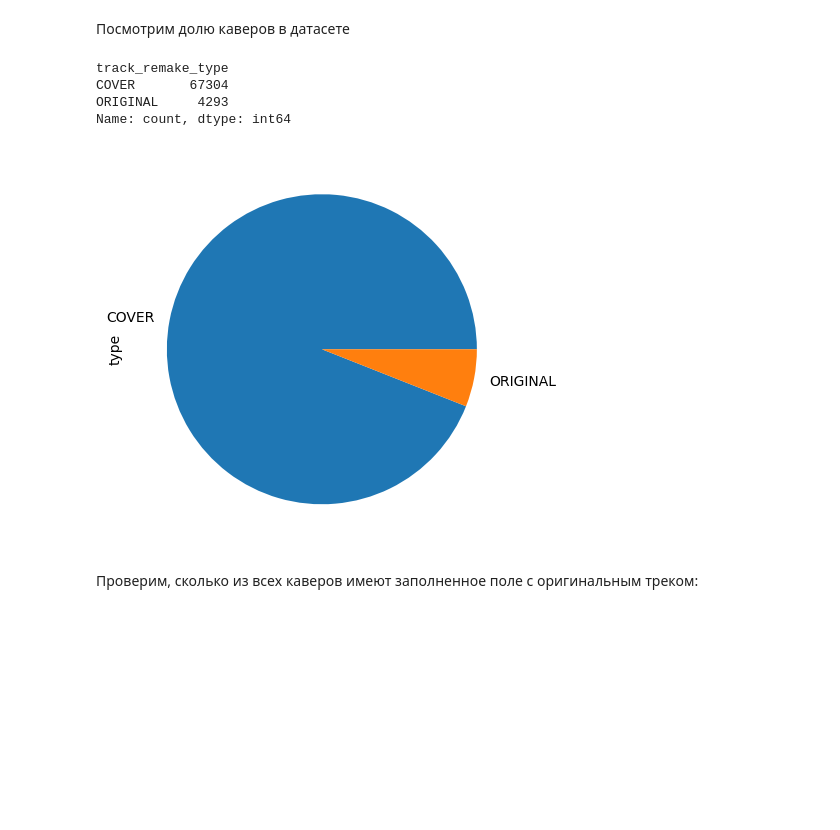
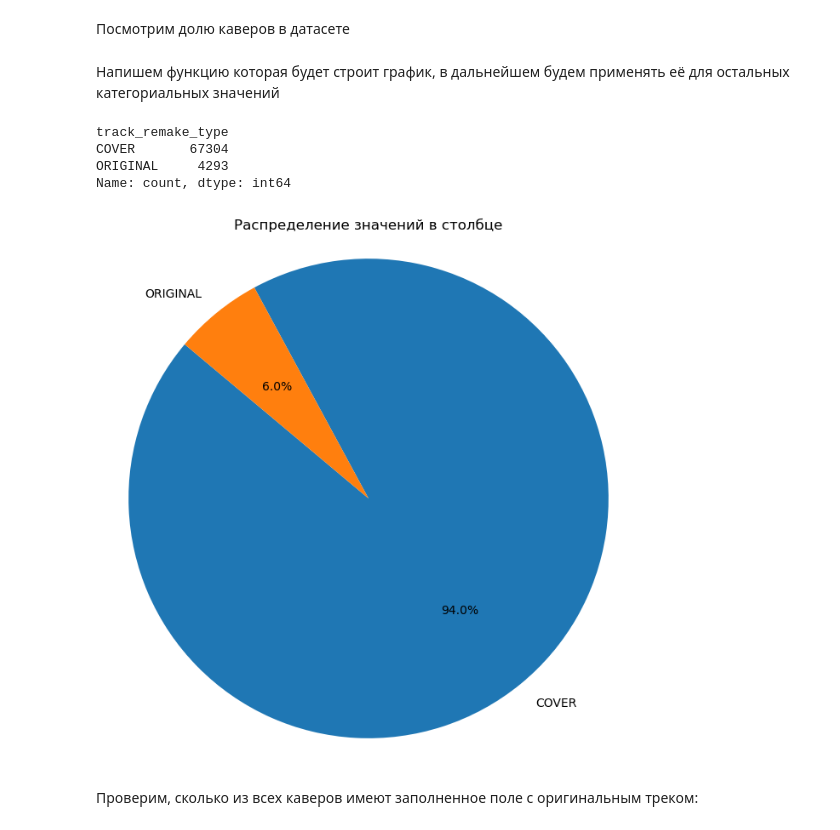
Before and after one commit to EkaterinaIII/Y_Music_NLP, a Jupyter notebook: y_music.ipynb, the cells around one changed output. Drawn from its saved outputs; the diff is of its cells as text; code cells hidden in the pictures; blank space fills up the shorter version.

Commit message:
Добавил круговых диаграм для категориальных признаков

```diff
--- a/y_music.ipynb
+++ b/y_music.ipynb
@@ -183,15 +183,50 @@ lyrics[lyrics['track_id'].duplicated(keep=False)].sort_values(by='track_id')
 - original_track_id - уникальный идентификатор исходного трека.
 # %% [markdown]
 Посмотрим долю каверов в датасете
+# %% [markdown]
+Напишем функцию которая будет строит график, в дальнейшем будем применять её для остальных категориальных значений
+# %%
+def plot_pie_chart(column, threshold=None, dropna=False):
+    """
+    Строит круговую диаграмму для распределения значений в указанном столбце и возвращает график.
+
+    :param column: Столбец DataFrame, для которого нужно построить круговую диаграмму.
+    :param threshold: Пороговое значение для объединения редких категорий в "Other". По умолчанию None.
+    :param dropna: Указывает, должны ли пропущенные значения быть учтены при подсчете. По умолчанию False.
+    :return: Объект графика (matplotlib.pyplot.Figure).
+    """
+    counts = column.value_counts(dropna=dropna)
+
+    # пороговое значение для объединения редких категорий в "Other"
+    if threshold is not None:
+        total_count = counts.sum()
+        rare_categories = counts[counts / total_count < threshold].index
+        column = column.apply(lambda x: 'Other' if x in rare_categories else x)
+        counts = column.value_counts(dropna=dropna)
+
+    labels = counts.index
+    values = counts.values
+
+    # "None" в названия
+    if not dropna:
+        labels = ['None' if pd.isna(label) else label for label in labels]
+
+    fig, ax = plt.subplots(figsize=(8, 8))
+    ax.pie(values, labels=labels, autopct='%1.1f%%', startangle=140)
+    ax.axis('equal')
+    ax.set_title('Распределение значений в столбце')
+    return
 # %%
 print(covers.track_remake_type.value_counts())
-covers.track_remake_type.value_counts().plot(kind='pie', figsize=(5,6), label='type');
 # %% [output]
 track_remake_type
 COVER       67304
 ORIGINAL     4293
 Name: count, dtype: int64
-[figure, removed]
+# %%
+plot_pie_chart(covers.track_remake_type)
+# %% [output]
+[figure, added]
 # %% [markdown]
 Проверим, сколько из всех каверов имеют заполненное поле с оригинальным треком:
 # %%
```
Also changed, not shown: parts of 25 cells of this notebook.
